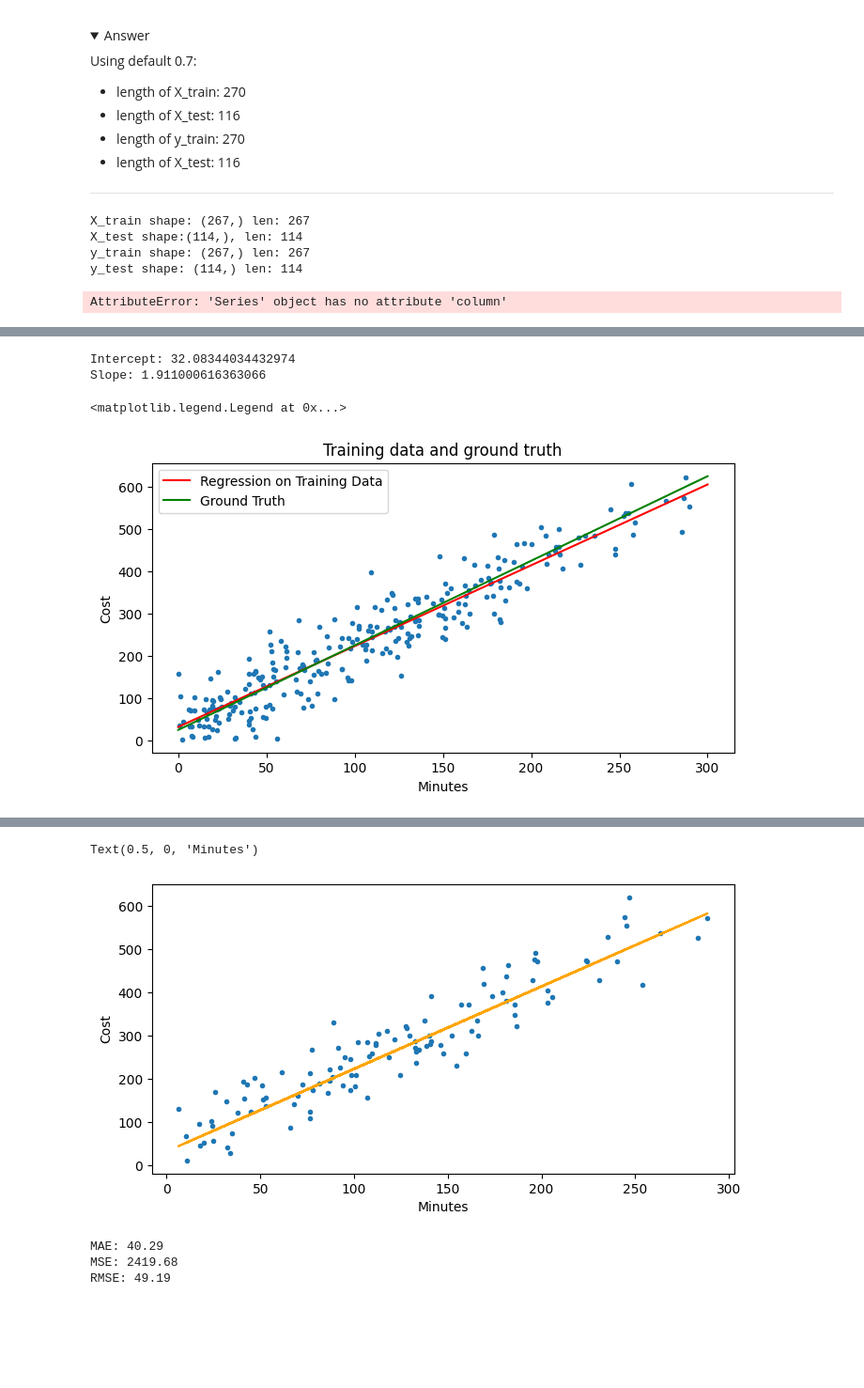
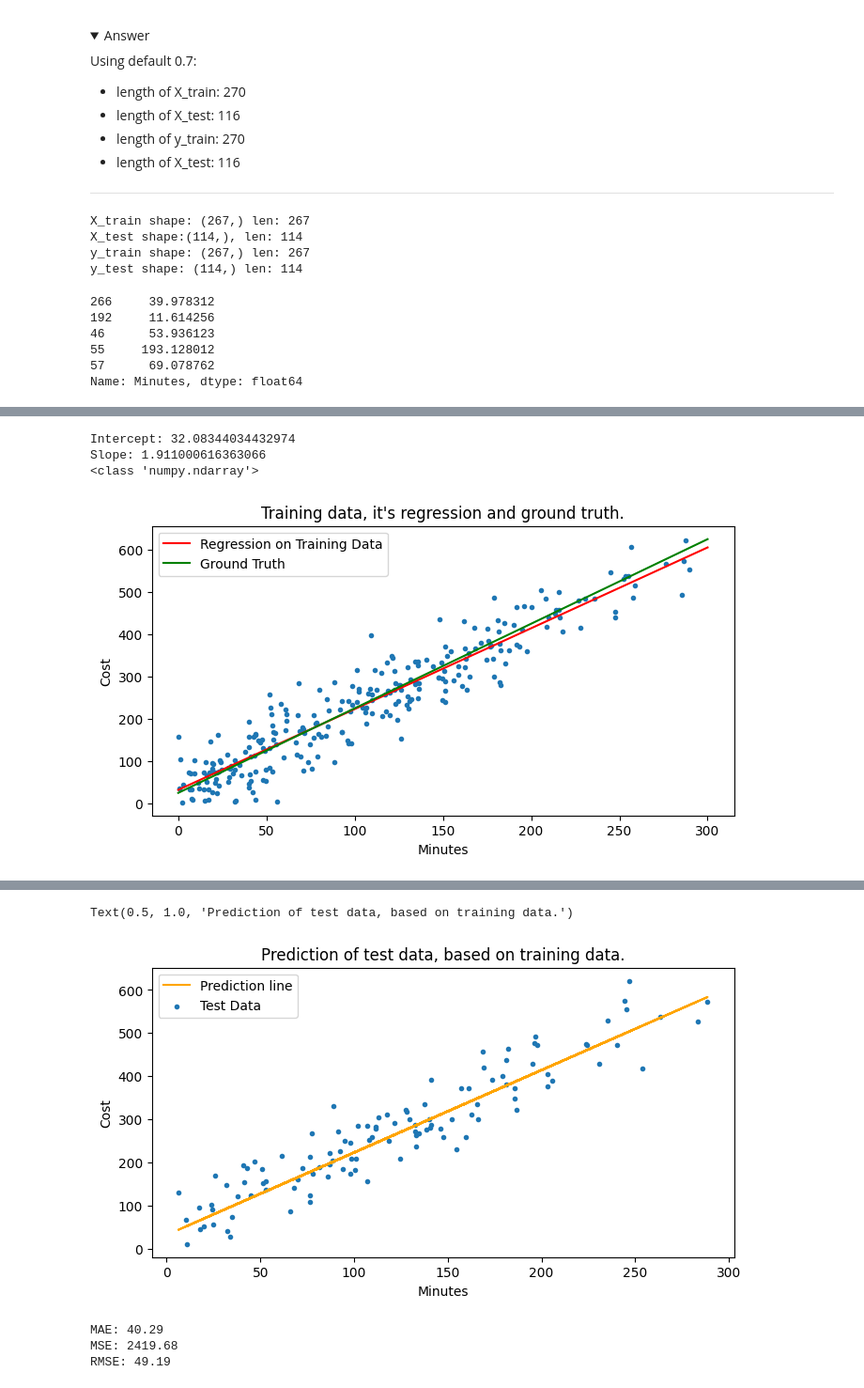
Before and after one commit to dancla240/Machine_Learning_Daniel_Claesson, a Jupyter notebook: Exercises/E00_linear_regression.ipynb, the cells around one changed output, grey strips where cells are left out. Shown at 94% size. Cells and saved outputs as stored; diff of their text form; code cells hidden in the pictures; folded sections open; blank space fills up the shorter version.

```diff
--- a/Exercises/E00_linear_regression.ipynb
+++ b/Exercises/E00_linear_regression.ipynb
@@ -205,14 +205,8 @@ def train_test_split(data_frame,
     df_train = data_frame.sample(frac=train_fraction, random_state = random_state)
     df_test = data_frame.drop(index=list(df_train.index))
 
-    if 'Intercept' in df_train.columns:
-        X_train = df_train['Intercept','Minutes','SMS','Data']
-    else: X_train = df_train['Minutes']
-
-    if 'Intercept' in df_test.columns:
-        X_test = df_test['Intercept','Minutes','SMS','Data']
-    else: X_test = df_test['Minutes']
-
+    X_train = df_train['Minutes']
+    X_test = df_test['Minutes']
     y_train = df_train['Cost']
     y_test = df_test['Cost']
 
@@ -224,13 +218,17 @@ print(f'X_test shape:{X_test.shape}, len: {len(X_test)}')
 print(f'y_train shape: {y_train.shape} len: {len(y_train)}')
 print(f'y_test shape: {y_test.shape} len: {len(y_test)}')
 X_train.head()
-X_train.column()
 # %% [output]
 X_train shape: (267,) len: 267
 X_test shape:(114,), len: 114
 y_train shape: (267,) len: 267
 y_test shape: (114,) len: 114
-AttributeError: 'Series' object has no attribute 'column'
+266     39.978312
+192     11.614256
+46      53.936123
+55     193.128012
+57      69.078762
+Name: Minutes, dtype: float64
 # %% [markdown]
 ## 2. Simple linear regression with normal equation (*)
 
@@ -268,15 +266,16 @@ fig, ax = plt.subplots(figsize=(8,4))
 plt.plot(x_tr, y_tr, color='red')
 plt.plot(x_gt, y_gt, color='green')
 plt.scatter(X_train, y_train, marker=".")
-plt.title("Training data and ground truth")
+plt.title("Training data, it's regression and ground truth.")
 plt.ylabel('Cost')
 plt.xlabel('Minutes')
 plt.legend(["Regression on Training Data", "Ground Truth"])
+print(type(x_tr))
 # %% [output]
 Intercept: 32.08344034432974
 Slope: 1.911000616363066
+<class 'numpy.ndarray'>
-<matplotlib.legend.Legend at 0x...>
-[figure, old version]
+[figure, new version]
 # %% [markdown]
 ## 3. Prediction and evaluation (*)
 
@@ -320,15 +319,17 @@ Root mean squared error on testing data: 48.72 kr
 # %%
 #3a)
 y_hat = np.array(X_test * beta_1 + beta_0) # skapar en numpy array med alla y_hat
 
 fig = plt.subplots(figsize=(8,4))
 plt.plot(X_test, y_hat, color='orange')
 plt.scatter(X_test, y_test, marker='.')
 plt.ylabel('Cost')
 plt.xlabel('Minutes')
+plt.legend(['Prediction line', 'Test Data'])
+plt.title('Prediction of test data, based on training data.')
 # %% [output]
-Text(0.5, 0, 'Minutes')
+Text(0.5, 1.0, 'Prediction of test data, based on training data.')
-[figure, old version]
+[figure, new version]
 # %%
 #3b)
 n = len(X_test)
```
Also changed, not shown: parts of 11 cells of this notebook.
